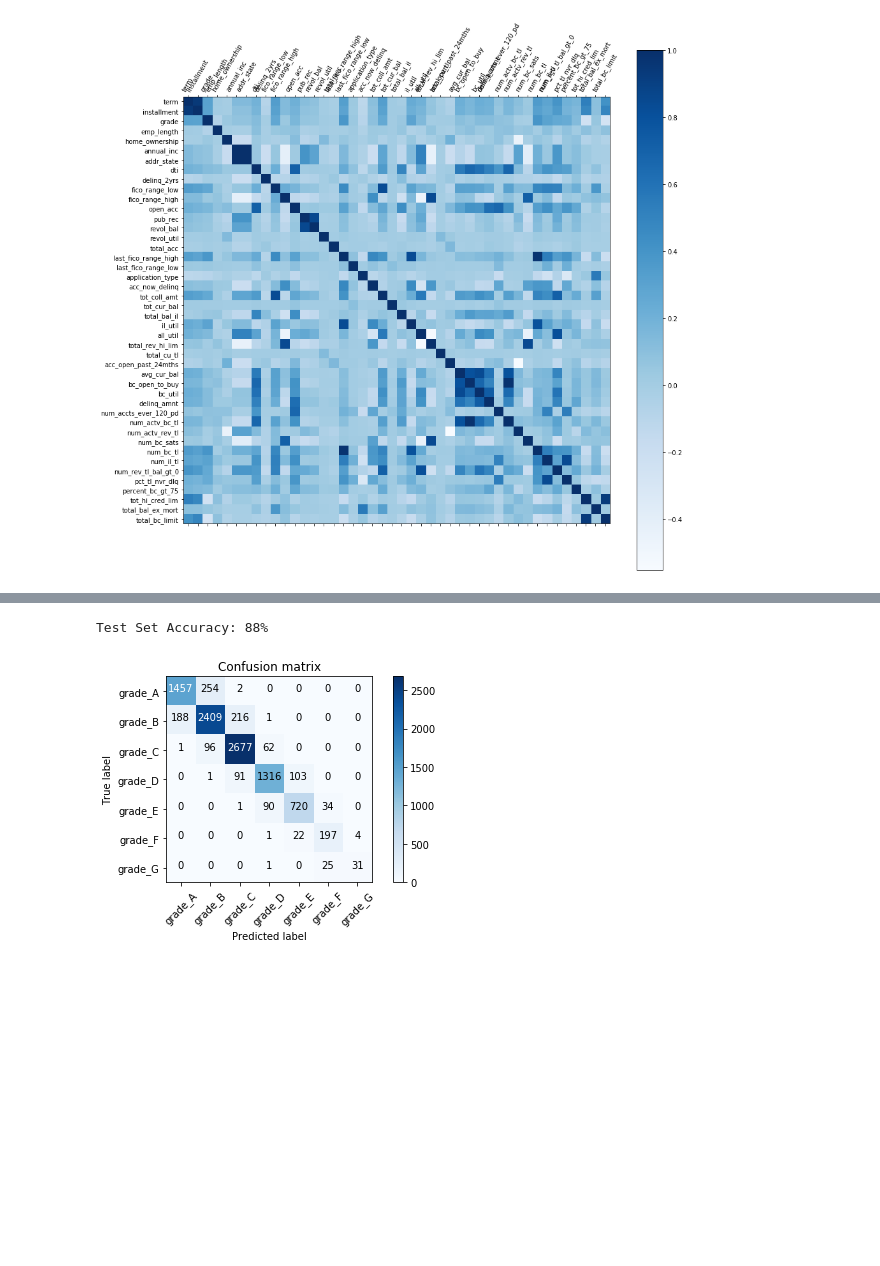
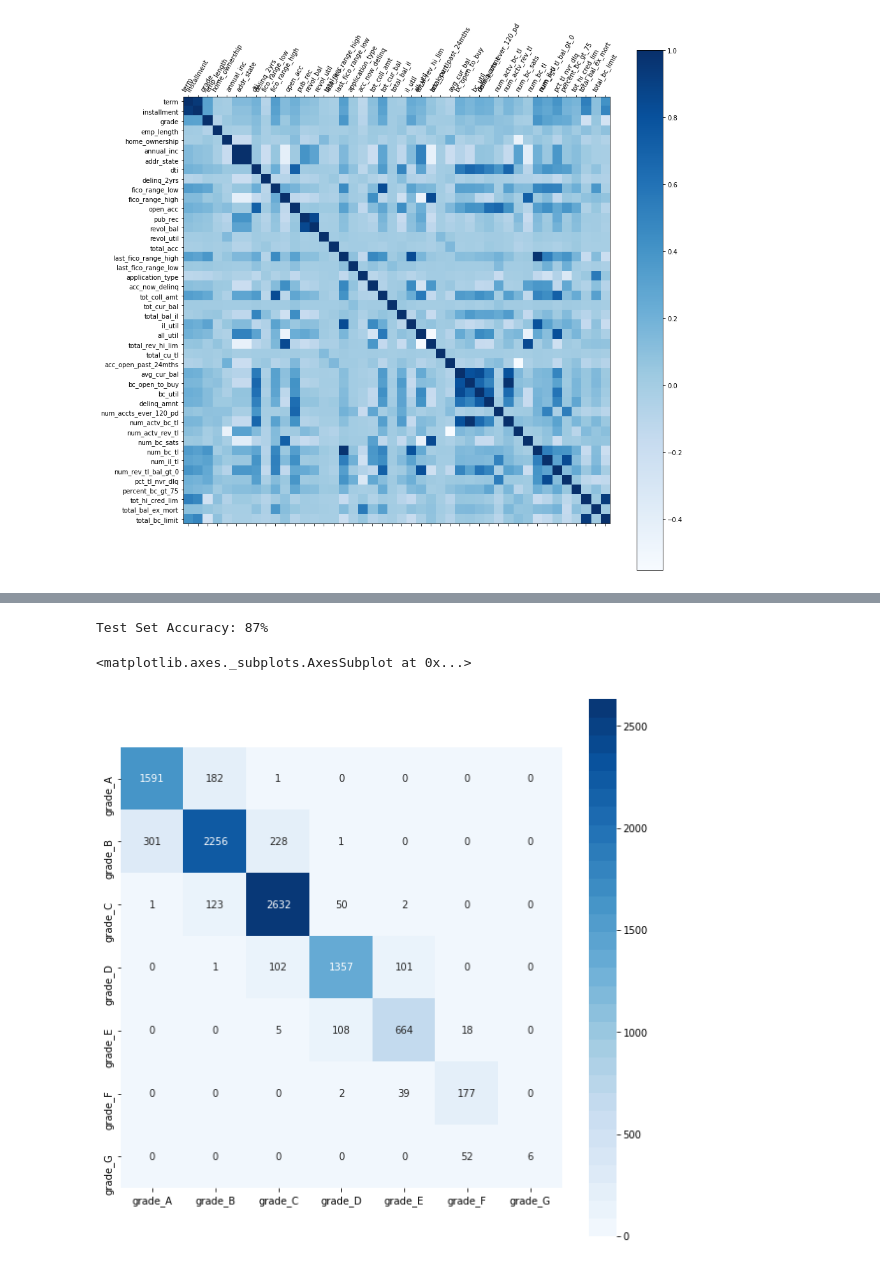
Before and after one commit to jamesandersen/aws-machine-learning-demo, a Jupyter notebook: keras-deeplearning/lending-club-loan-grades.ipynb, the cells around one changed output, grey strips where cells are left out. Drawn from its saved outputs; the diff is of its cells as text; code cells hidden in the pictures; blank space fills up the shorter version.

```diff
--- a/keras-deeplearning/lending-club-loan-grades.ipynb
+++ b/keras-deeplearning/lending-club-loan-grades.ipynb
@@ -140,6 +167,6 @@ plots.plot_history(history)
 # %%
 import numpy as np
-from sklearn.metrics import confusion_matrix, f1_score
+from sklearn.metrics import f1_score
 
 y_pred = helper.model.predict(helper.x_test.as_matrix())
 
@@ -155,10 +182,17 @@ y_pred_vals = y_pred_classes.idxmax(1)
 # Use idxmax() to convert back from one-hot encoding
 f1 = f1_score(y_test_vals, y_pred_vals, average='weighted')
 print("Test Set Accuracy: {:.00%}".format(f1))
-
-# Confusion matrix
-cfn_matrix = confusion_matrix(y_test_vals, y_pred_vals)
-plots.plot_confusion_matrix(cfn_matrix, classes=helper.y_test.columns)
 # %% [output]
-Test Set Accuracy: 88%
+Test Set Accuracy: 87%
-[figure, removed]
+# %%
+from sklearn.metrics import confusion_matrix
+
+# Confusion matrix
+cfn_matrix = confusion_matrix(y_test_vals, y_pred_vals)
+cfn_frame = pd.DataFrame(cfn_matrix, index=helper.y_test.columns, columns=helper.y_test.columns)
+
+plt.figure(figsize=(10, 10))
+sns.heatmap(cfn_frame, square=True, cmap=sns.color_palette("Blues", 30), annot=cfn_matrix, fmt='g')
+# %% [output]
+<matplotlib.axes._subplots.AxesSubplot at 0x...>
+[figure, added]
```
Also changed, not shown: parts of 8 cells of this notebook, 4 other files.
